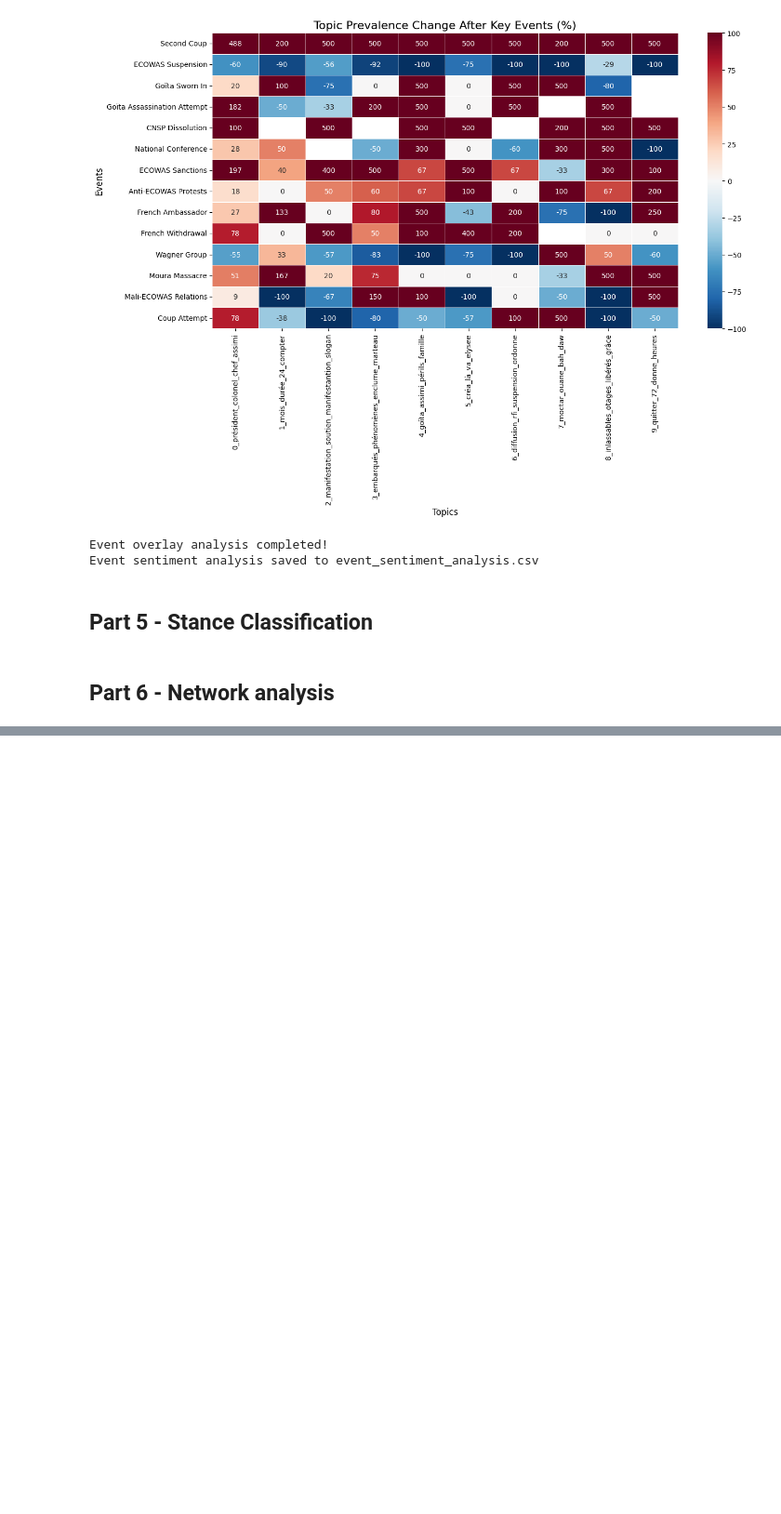
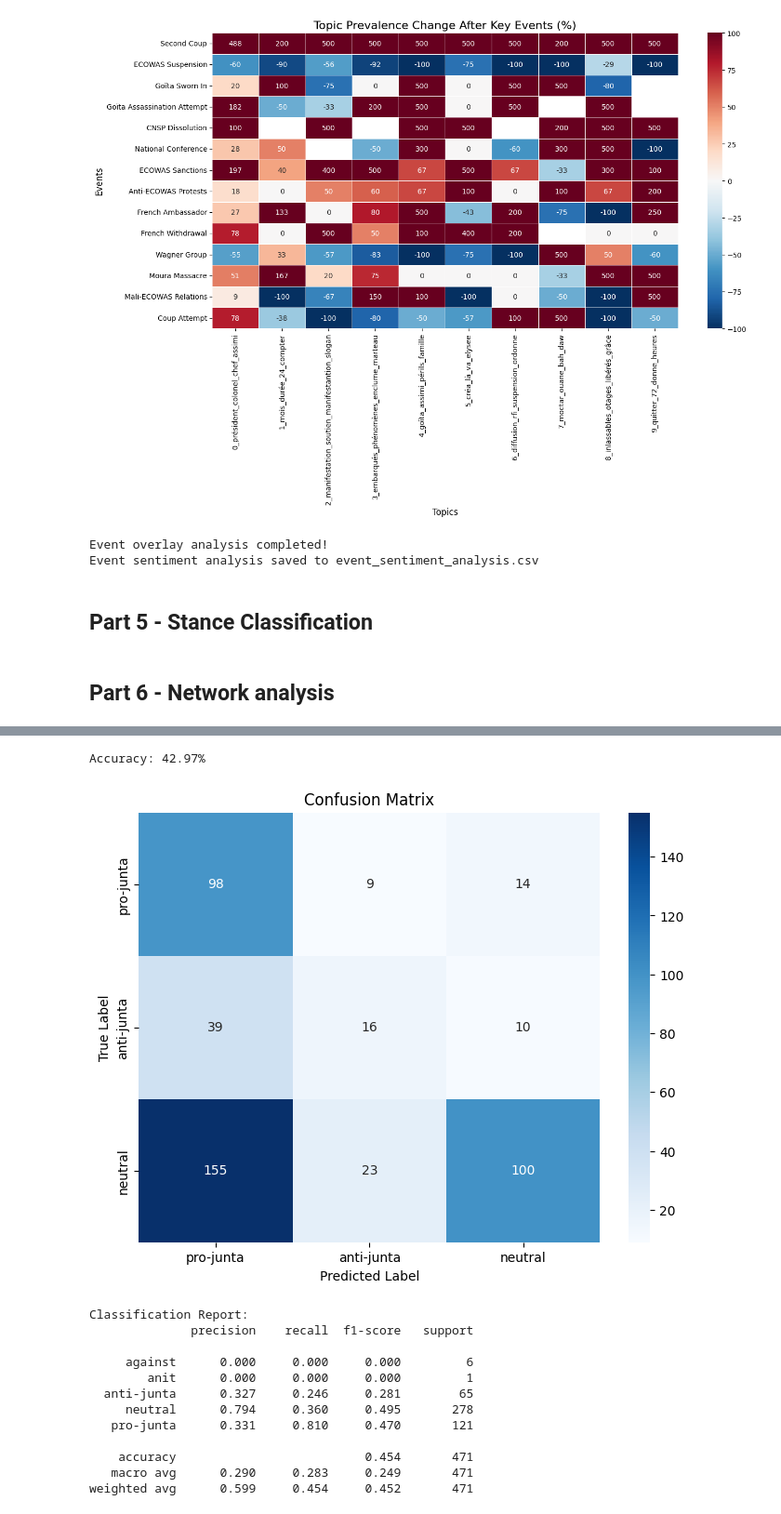
Before and after one commit to itsazzaosman/twitter-discourse-mali, a Jupyter notebook: Twitter_Discourse_and_Public_Sentiment.ipynb, the cells around one changed output, grey strips where cells are left out. Shown at 93% size. Drawn from its saved outputs; the diff is of its cells as text; code cells hidden in the pictures; blank space fills up the shorter version.

```diff
--- a/Twitter_Discourse_and_Public_Sentiment.ipynb
+++ b/Twitter_Discourse_and_Public_Sentiment.ipynb
@@ -1599,0 +1613,2 @@ print("\nNetwork analysis complete. Results saved to the 'network_analysis' dire
+# %%
+mistral_labells = pd.read_excel("mali_tweets_with_stance.xlsx", usecols = ["tweetId", "stance"])
@@ -1599,0 +1624,2 @@ print("\nNetwork analysis complete. Results saved to the 'network_analysis' dire
+# %%
+hand_labells = pd.read_excel("tweets_to_label.xlsx", usecols = ["tweetId", "stance"])
@@ -1599,0 +1635,2 @@ print("\nNetwork analysis complete. Results saved to the 'network_analysis' dire
+# %%
+validation = pd.merge(mistral_labells, hand_labells, on='tweetId', how='inner')
@@ -1599,0 +1653,2 @@ print("\nNetwork analysis complete. Results saved to the 'network_analysis' dire
+# %%
+validation.rename(columns={'stance_x': 'mistral_stance', 'stance_y': 'human_stance'}, inplace=True)
@@ -1599,0 +1671,42 @@ print("\nNetwork analysis complete. Results saved to the 'network_analysis' dire
+# %%
+accuracy = (validation['mistral_stance'] == validation['human_stance']).mean()
+
+print(f"Accuracy: {accuracy:.2%}")
+# %% [output]
+Accuracy: 42.97%
+# %%
+valid_rows = validation.dropna(subset=['mistral_stance', 'human_stance'])
+y_true = valid_rows['human_stance']
+y_pred = valid_rows['mistral_stance']
+
+labels = ['pro-junta', 'anti-junta', 'neutral']
+
+# Confusion matrix
+cm = confusion_matrix(y_true, y_pred, labels=labels)
+
+plt.figure(figsize=(8, 6))
+sns.heatmap(cm, annot=True, fmt='d', cmap='Blues',
+            xticklabels=labels, yticklabels=labels)
+
+plt.title('Confusion Matrix')
+plt.xlabel('Predicted Label')
+plt.ylabel('True Label')
+plt.show()
+
+# Classification report
+print("\nClassification Report:")
+print(classification_report(y_true, y_pred, digits=3))
+# %% [output]
+[figure, added]
+Classification Report:
+              precision    recall  f1-score   support
+
+     against      0.000     0.000     0.000         6
+        anit      0.000     0.000     0.000         1
+  anti-junta      0.327     0.246     0.281        65
+     neutral      0.794     0.360     0.495       278
+   pro-junta      0.331     0.810     0.470       121
+
+    accuracy                          0.454       471
+   macro avg      0.290     0.283     0.249       471
+weighted avg      0.599     0.454     0.452       471
```
Also changed, not shown: parts of 11 cells of this notebook.
